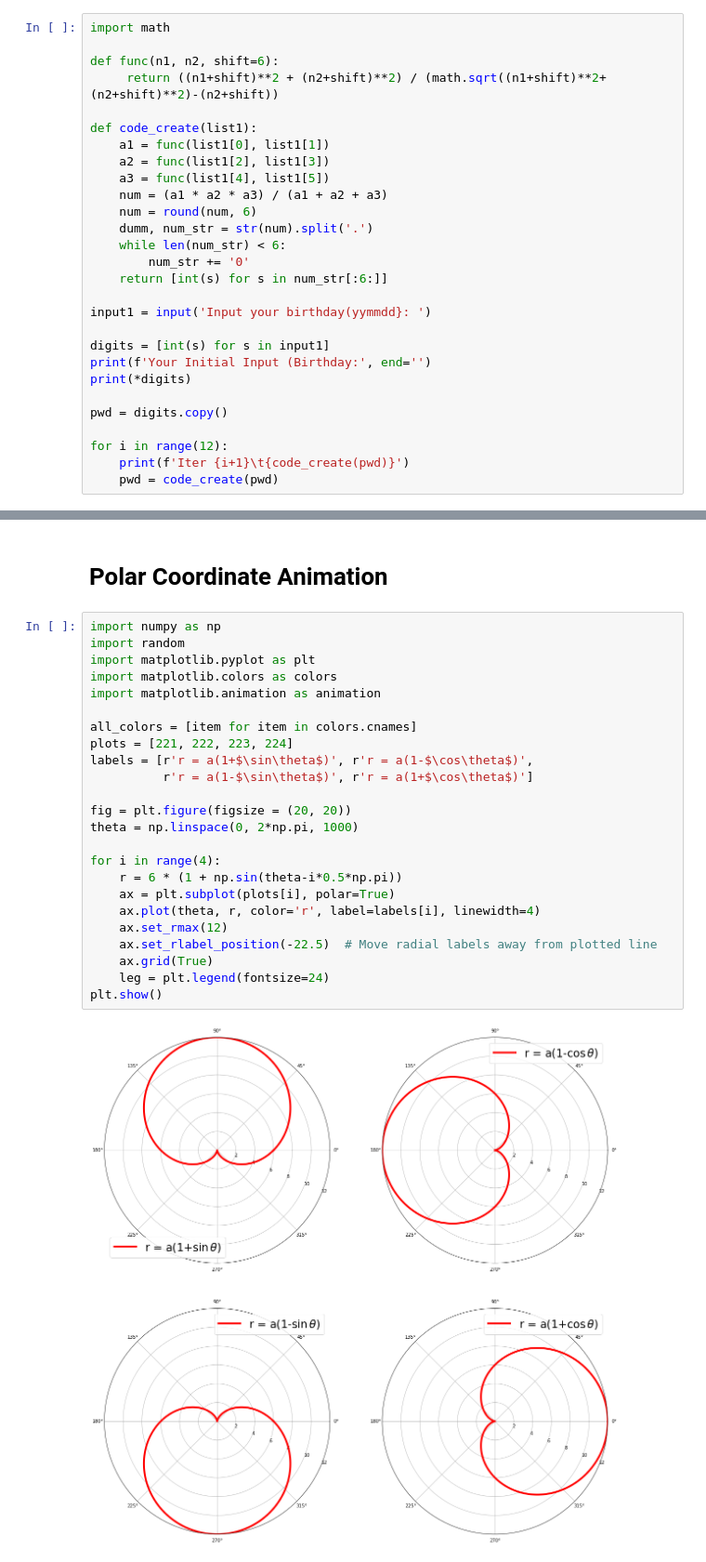
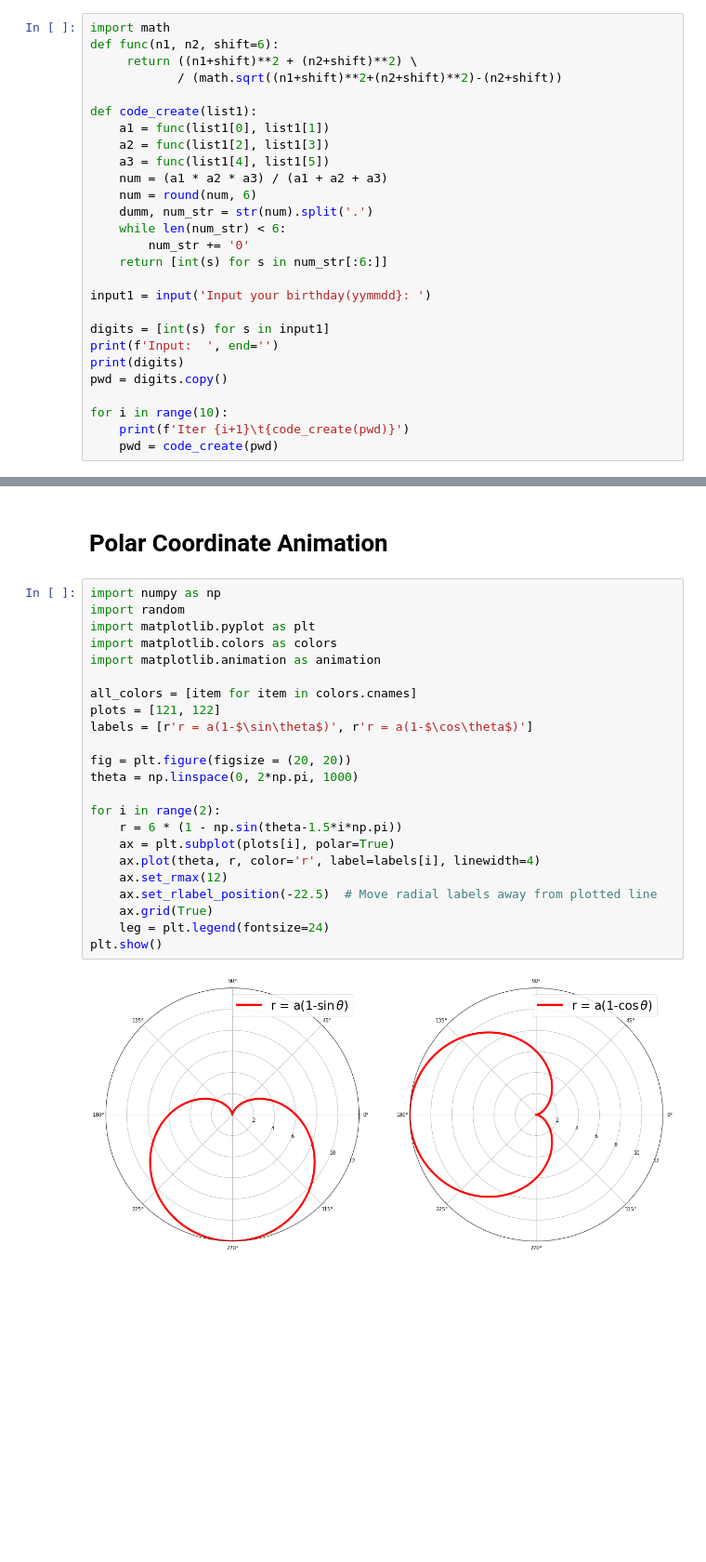
Before and after one commit to YJCheng1210/Thesis, a Jupyter notebook: Thesis.ipynb, the cells around one changed output, grey strips where cells are left out. Shown: that part at 93% size. Saved outputs shown, nothing was run; the diff lists cells and outputs as text; blank space fills up the shorter version.

```diff
--- a/Thesis.ipynb
+++ b/Thesis.ipynb
@@ -1,8 +1,8 @@
 # %%
 import math
-
 def func(n1, n2, shift=6):
-     return ((n1+shift)**2 + (n2+shift)**2) / (math.sqrt((n1+shift)**2+(n2+shift)**2)-(n2+shift))
+     return ((n1+shift)**2 + (n2+shift)**2) \
+            / (math.sqrt((n1+shift)**2+(n2+shift)**2)-(n2+shift))
 
 def code_create(list1):
     a1 = func(list1[0], list1[1])
@@ -18,12 +18,11 @@ def code_create(list1):
 input1 = input('Input your birthday(yymmdd}: ')
 
 digits = [int(s) for s in input1]
-print(f'Your Initial Input (Birthday:', end='')
-print(*digits)
-
+print(f'Input:  ', end='')
+print(digits)
 pwd = digits.copy()
 
-for i in range(12):
+for i in range(10):
     print(f'Iter {i+1}\t{code_create(pwd)}')
     pwd = code_create(pwd)
 # %% [output]
@@ -45,26 +42,25 @@ Iter 12 [1, 3, 7, 8, 8, 7]
 # %%
 import numpy as np
 import random
 import matplotlib.pyplot as plt
 import matplotlib.colors as colors
 import matplotlib.animation as animation
 
 all_colors = [item for item in colors.cnames]
-plots = [221, 222, 223, 224]
-labels = [r'r = a(1+$\sin\theta$)', r'r = a(1-$\cos\theta$)',
-          r'r = a(1-$\sin\theta$)', r'r = a(1+$\cos\theta$)']
+plots = [121, 122]
+labels = [r'r = a(1-$\sin\theta$)', r'r = a(1-$\cos\theta$)']
 
 fig = plt.figure(figsize = (20, 20))
 theta = np.linspace(0, 2*np.pi, 1000)
 
-for i in range(4):
-    r = 6 * (1 + np.sin(theta-i*0.5*np.pi))
+for i in range(2):
+    r = 6 * (1 - np.sin(theta-1.5*i*np.pi))
     ax = plt.subplot(plots[i], polar=True)
     ax.plot(theta, r, color='r', label=labels[i], linewidth=4)
     ax.set_rmax(12)
     ax.set_rlabel_position(-22.5)  # Move radial labels away from plotted line
     ax.grid(True)
     leg = plt.legend(fontsize=24)
 plt.show()
 # %% [output]
-[figure, old version]
+[figure, new version]
```
Also changed, not shown: parts of 1 cell of this notebook.
